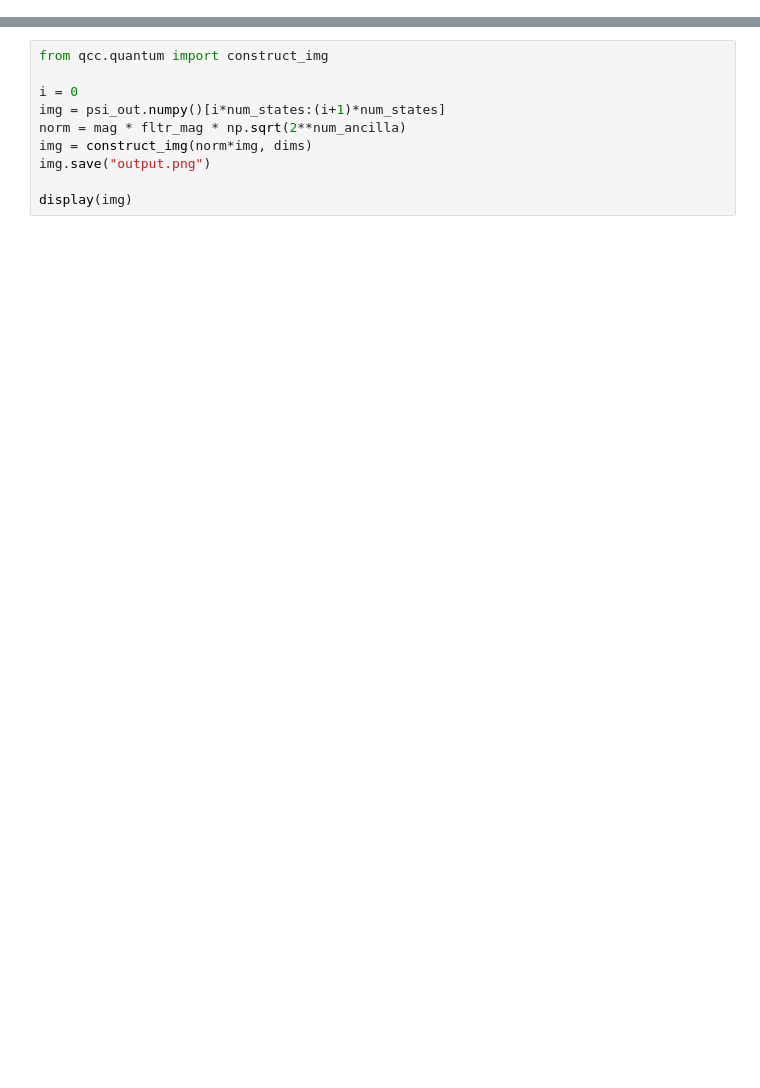
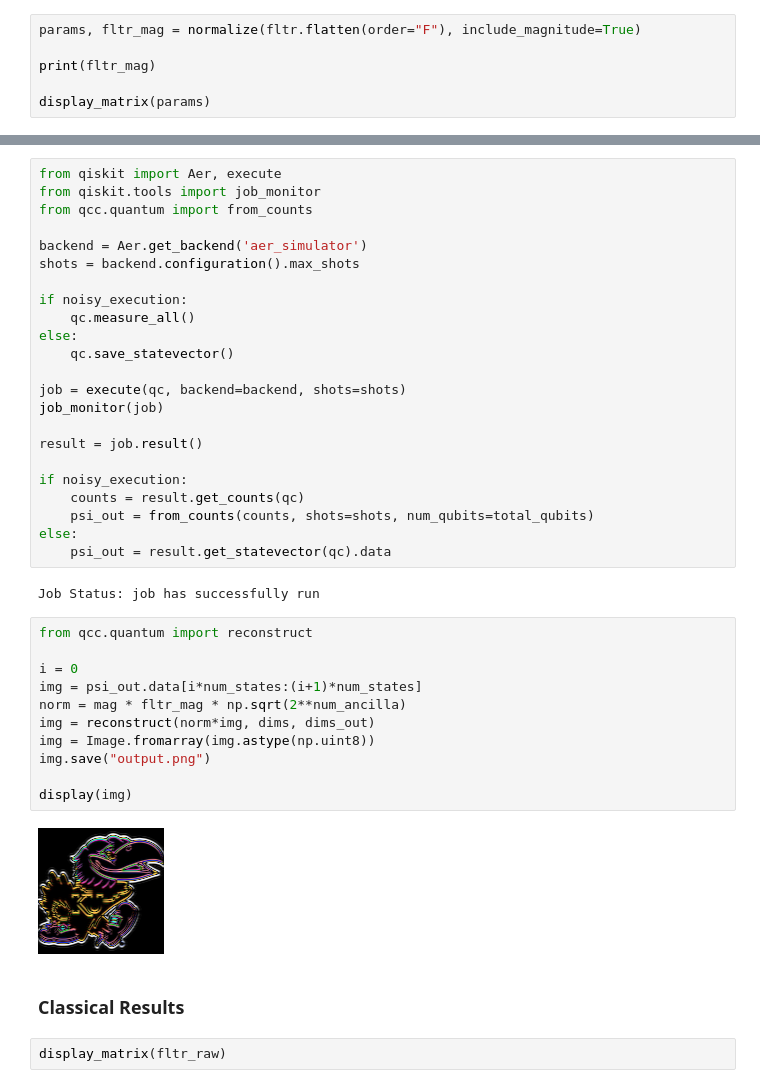
Before and after one commit to mingyoungjeng/quantum-convolutional-classifier, a Jupyter notebook: docs/convolution.ipynb, the cells around one changed output, grey strips where cells are left out. Drawn from its saved outputs; the diff is of its cells as text; blank space fills up the shorter version.

```diff
--- a/docs/convolution.ipynb
+++ b/docs/convolution.ipynb
@@ -57,0 +99,6 @@ psi_out = np.sqrt(ansatz.qnode(psi, fltr.flatten()))
+# %%
+params, fltr_mag = normalize(fltr.flatten(order="F"), include_magnitude=True)
+
+print(fltr_mag)
+
+display_matrix(params)
@@ -58,11 +185,43 @@ psi_out = np.sqrt(ansatz.qnode(psi, fltr.flatten()))
+# %%
+from qiskit import Aer, execute
+from qiskit.tools import job_monitor
+from qcc.quantum import from_counts
+
+backend = Aer.get_backend('aer_simulator')
+shots = backend.configuration().max_shots
+
+if noisy_execution:
+    qc.measure_all()
+else:
+    qc.save_statevector()
+
+job = execute(qc, backend=backend, shots=shots)
+job_monitor(job)
+
+result = job.result()
+
+if noisy_execution:
+    counts = result.get_counts(qc)
+    psi_out = from_counts(counts, shots=shots, num_qubits=total_qubits)
+else:
+    psi_out = result.get_statevector(qc).data
+# %% [output]
+Job Status: job has successfully run
 # %%
-from qcc.quantum import construct_img
+from qcc.quantum import reconstruct
 
 i = 0
-img = psi_out.numpy()[i*num_states:(i+1)*num_states]
+img = psi_out.data[i*num_states:(i+1)*num_states]
 norm = mag * fltr_mag * np.sqrt(2**num_ancilla)
-img = construct_img(norm*img, dims)
+img = reconstruct(norm*img, dims, dims_out)
+img = Image.fromarray(img.astype(np.uint8))
 img.save("output.png")
 
 display(img)
+# %% [output]
+[figure, added]
+# %% [markdown]
+### Classical Results
+# %%
+display_matrix(fltr_raw)
 # %%
```
Also changed, not shown: parts of 14 cells of this notebook, 19 other files.
